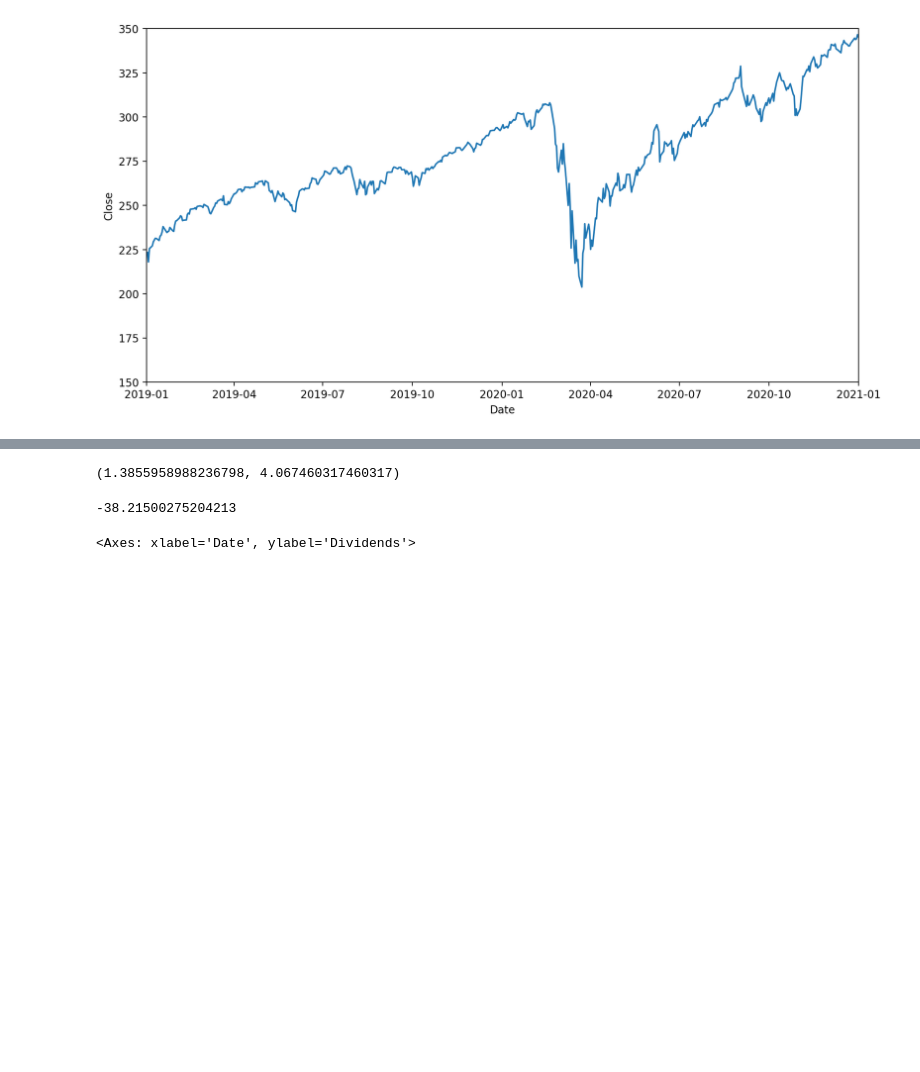
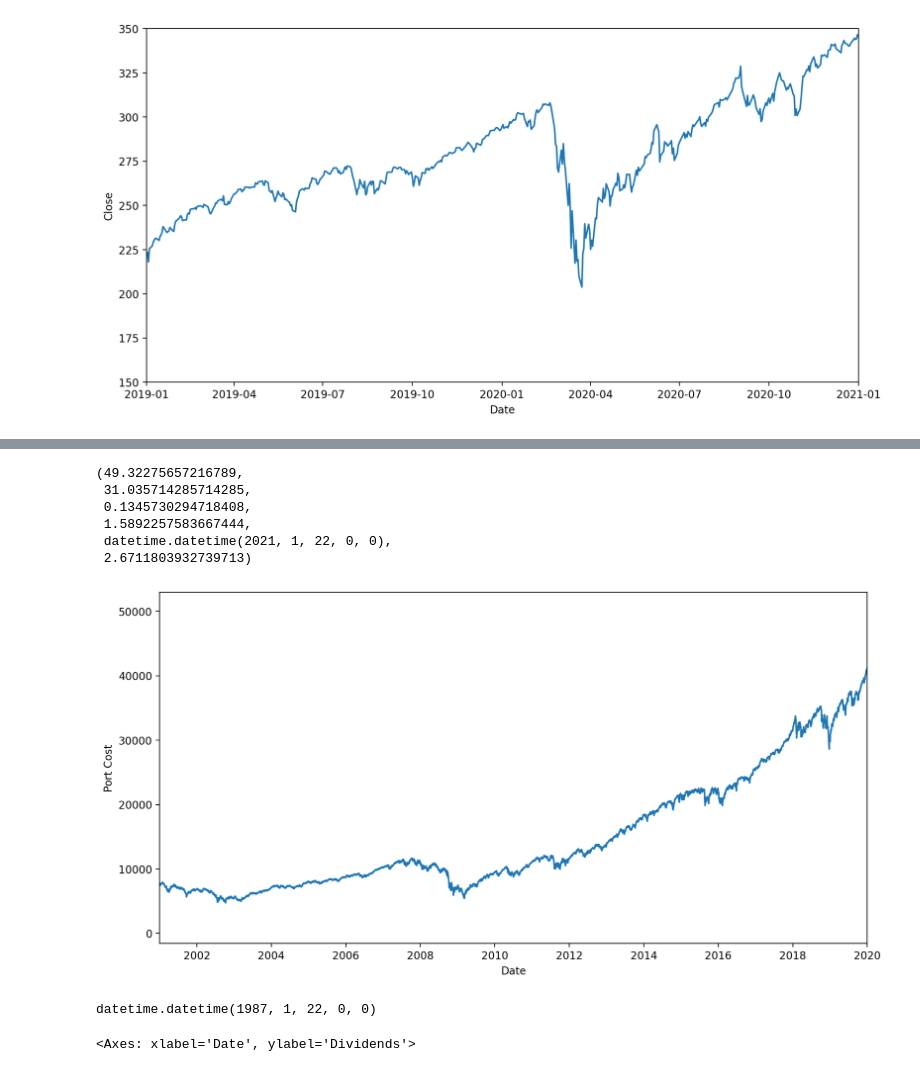
Before and after one commit to Den-is-me/test_ff, a Jupyter notebook: test_ff.ipynb, the cells around one changed output, grey strips where cells are left out. Drawn from its saved outputs; the diff is of its cells as text; code cells hidden in the pictures; blank space fills up the shorter version.

```diff
--- a/test_ff.ipynb
+++ b/test_ff.ipynb
@@ -433,6 +430,8 @@ data['Returns'] = ((data['Close'] + data['Dividends'].shift(1)) / data['Close'].
 # # sns.lineplot(data=data, x='Date', y='Moving_Average_20')
 # # sns.lineplot(data=data, x='Date', y='Moving_Average_50')
 # # sns.lineplot(data=data, x='Date', y='Moving_Average_100')
+
+data.index = data.Date
 # %%
 from datetime import datetime, timedelta
 
@@ -613,8 +642,17 @@ TS.portfolio
 # %%
-TS.get_total_return(), TS.get_portfolio_years()
+TS.get_total_return(), TS.get_portfolio_years(), TS.get_cagr(), TS.get_average_returns(), TS.current_date, TS.calculate_sharpe_ratio()
 # %% [output]
-(1.3855958988236798, 4.067460317460317)
+(49.32275657216789,
+ 31.035714285714285,
+ 0.1345730294718408,
+ 1.5892257583667444,
+ datetime.datetime(2021, 1, 22, 0, 0),
+ 2.6711803932739713)
+# %%
+TS.plt(2001, 2020)
+# %% [output]
+[figure, added]
 # %%
-TS.calculate_sharpe_ratio()
+TS.current_date
 # %% [output]
--38.21500275204213
+datetime.datetime(1987, 1, 22, 0, 0)
```
Also changed, not shown: parts of 7 cells of this notebook.
